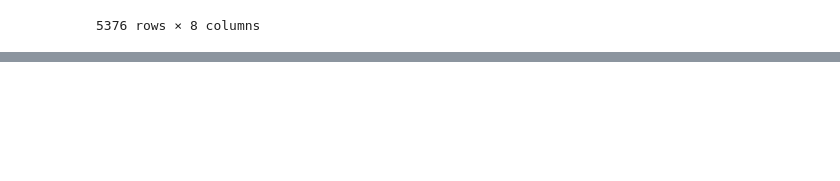
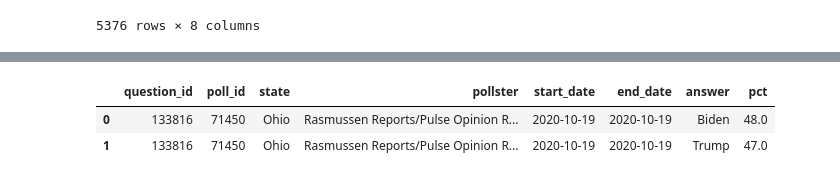
Before and after one commit to muratgulcan/EDA_Visualization, a Jupyter notebook: PredictingUS2020Election.ipynb, the cells around one changed output, grey strips where cells are left out. Cells and saved outputs as stored; diff of their text form; code cells hidden in the pictures; blank space fills up the shorter version.

```diff
--- a/PredictingUS2020Election.ipynb
+++ b/PredictingUS2020Election.ipynb
@@ -195,0 +202,4 @@ df
+# %%
+candidates = ['Trump', 'Biden']
+df = df.loc[df['answer'].isin(candidates)]
+df.answer.unique()
@@ -195,0 +224,6 @@ df
+# %%
+df.loc[df['poll_id']==71450]
+# %% [output]
+|  | question_id | poll_id | state | pollster | start_date | end_date | answer | pct |
+| 0 | 133816 | 71450 | Ohio | Rasmussen Reports/Pulse Opinion R... | 2020-10-19 | 2020-10-19 | Biden | 48.0 |
+| 1 | 133816 | 71450 | Ohio | Rasmussen Reports/Pulse Opinion R... | 2020-10-19 | 2020-10-19 | Trump | 47.0 |
```
Also changed, not shown: parts of 6 cells of this notebook.
